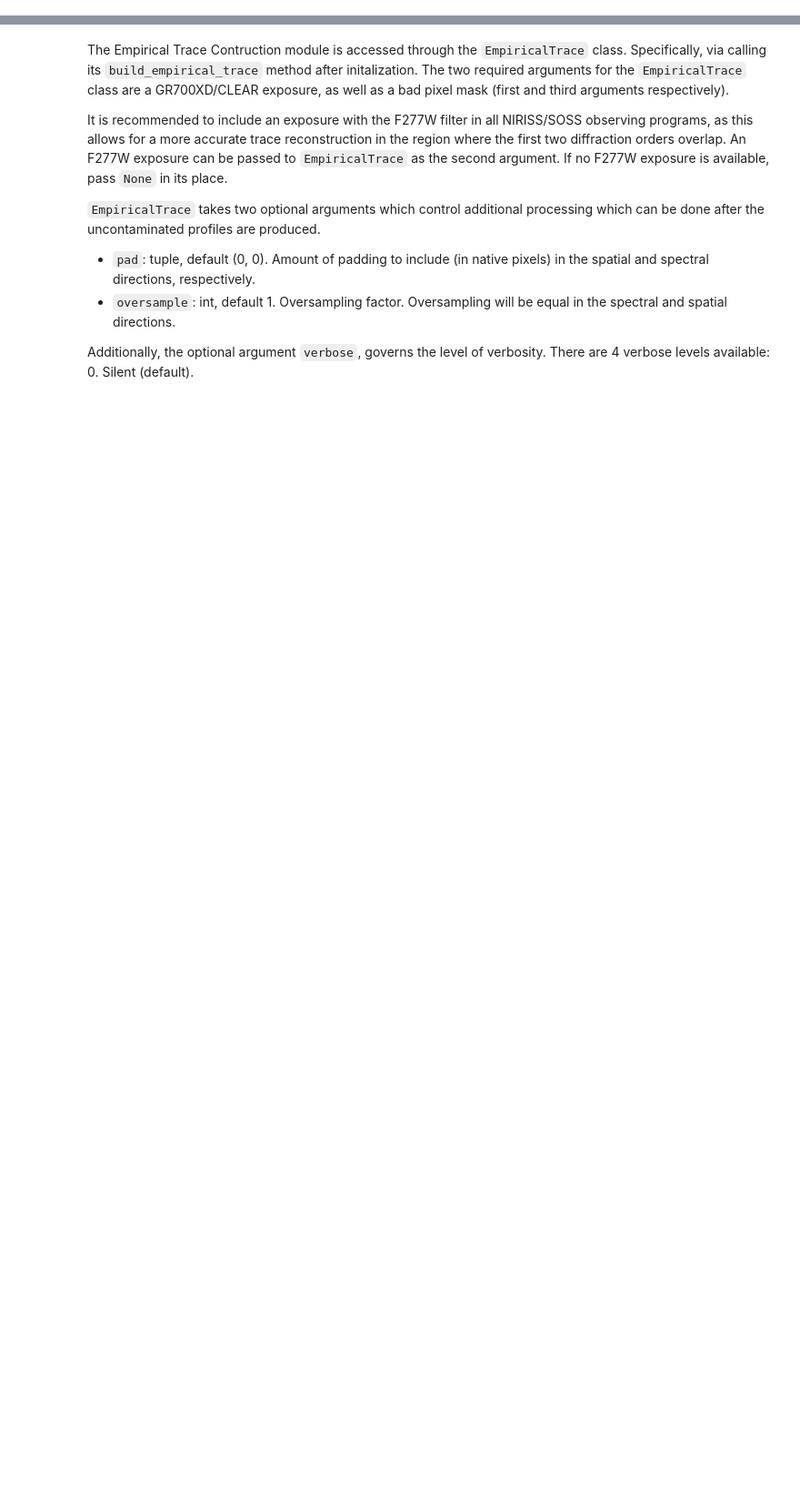
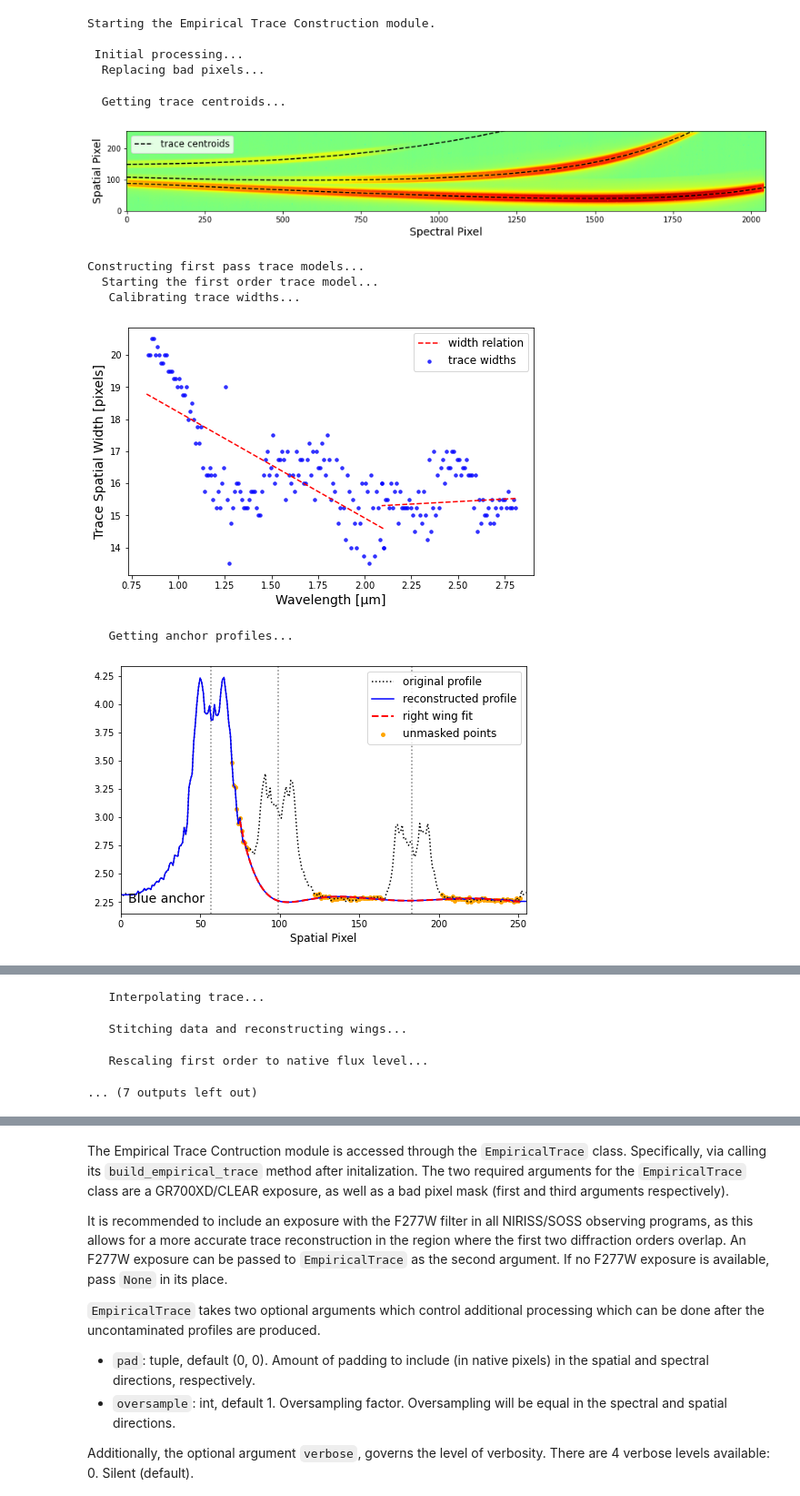
Before and after one commit to njcuk9999/jwst-mtl, a Jupyter notebook: SOSS/extract/Empirical_Trace/empirical_trace.ipynb, the cells around one changed output, grey strips where cells are left out. Shown at 91% size. Drawn from its saved outputs; the diff is of its cells as text; code cells hidden in the pictures; blank space fills up the shorter version.

```diff
--- a/SOSS/extract/Empirical_Trace/empirical_trace.ipynb
+++ b/SOSS/extract/Empirical_Trace/empirical_trace.ipynb
@@ -63,0 +142,17 @@ f.tight_layout()
+# %%
+bad_pix = np.isnan(clear)
+etrace = EmpiricalTrace(clear, f277, bad_pix, verbose=3)
+etrace.build_empirical_trace(normalize=False, max_iter=0)
+# %% [output]
+Starting the Empirical Trace Construction module.
+
+ Initial processing...
+  Replacing bad pixels...
+  Getting trace centroids...
+[figure, added]
+Constructing first pass trace models...
+  Starting the first order trace model...
+   Calibrating trace widths...
+[figure, added]
+   Getting anchor profiles...
+[figure, added]
@@ -63,0 +161,4 @@ f.tight_layout()
+   Interpolating trace...
+   Stitching data and reconstructing wings...
+   Rescaling first order to native flux level...
+... (7 outputs left out)
```
Also changed, not shown: parts of 39 cells of this notebook, 7 other files.
